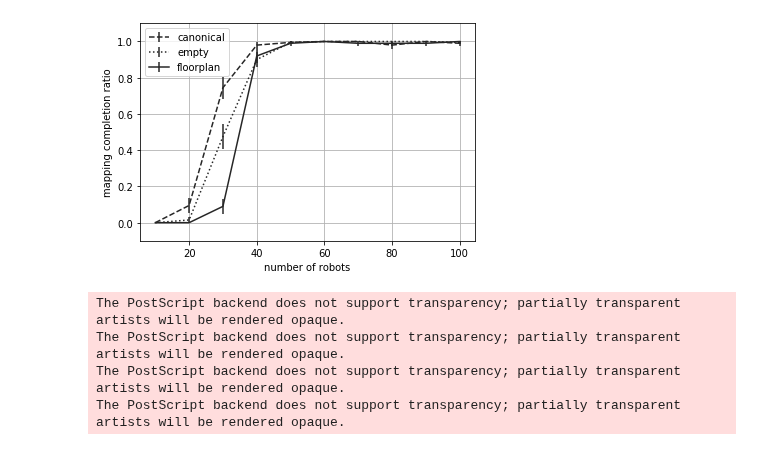
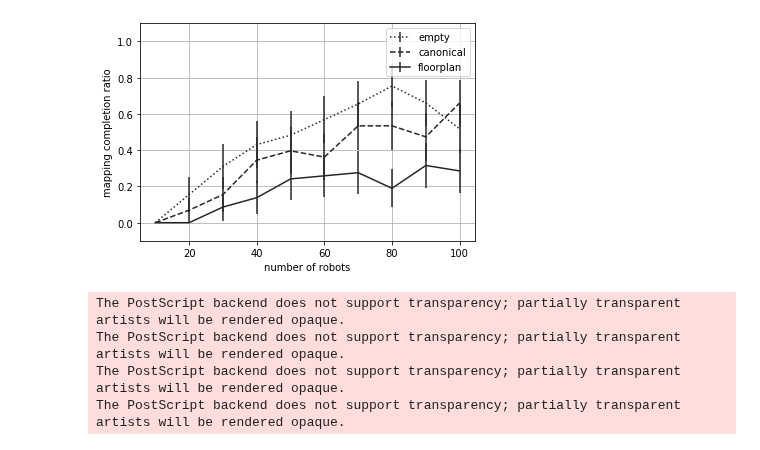
Before and after one commit to openwsn-berkeley/Atlas, a Jupyter notebook: DrawResults.ipynb, the cells around one changed output. Drawn from its saved outputs; the diff is of its cells as text; code cells hidden in the pictures.

Commit message:
#54. plotting

```diff
--- a/DrawResults.ipynb
+++ b/DrawResults.ipynb
@@ -9,11 +9,14 @@ import matplotlib
 import matplotlib.pyplot as plt
 import json
 import AtlasScenarios
+import glob
 %matplotlib inline
 
-pp      =  pprint.PrettyPrinter(compact=True)
+pp       =  pprint.PrettyPrinter(compact=True)
 
-LOGFILE = 'AtlasLog_200429014639.json'
+LOGFILES = glob.glob('AtlasLog_*.json')
+
+print(LOGFILES)
 
 #=== line colors and styles
 
@@ -53,9 +58,10 @@ def mean_confidence_interval(data, confidence=0.95):
 #=== gather data
 
 log = []
-with open(LOGFILE,'r') as f:
-    for line in f:
-        log += [json.loads(line)]
+for logfile in LOGFILES:
+    with open(logfile,'r') as f:
+        for line in f:
+            log += [json.loads(line)]
 
 print(len(log))
 # %% [output]
@@ -157,35 +163,35 @@ for run in log:
     if scenarioName not in data:
         data[scenarioName]             = {}
     if numRobots not in data[scenarioName]:
         data[scenarioName][numRobots]  = []
     if mappingoutcome=='success':
         data[scenarioName][numRobots] += [1]
     else:
         data[scenarioName][numRobots] += [0]
 
 #=== create plot
 
 (fig,ax) = plt.subplots()
 lines    = {}
 for scenario in data.keys():
     x    = []
     y    = []
     yerr = []
     for (k,v) in data[scenario].items():
         x    += [k]
         (m,h) = mean_confidence_interval(v)
         y    += [m]
         yerr += [h]
     lines[scenario] = ax.errorbar(x, y, yerr=yerr,linestyle=linestyles[scenario],color=linecolors[scenario],label=scenario)
 ax.grid(True, zorder=5)
 plt.xlabel('number of robots')
 plt.ylim(-0.1,1.1)
 plt.ylabel('mapping completion ratio')
-plt.legend(handles=[lines['canonical'],lines['empty'],lines['floorplan']])
+plt.legend(handles=[lines['empty'],lines['canonical'],lines['floorplan']])
 plt.show()
 fig.savefig(os.path.join('plots','completion_ratio.eps'),bbox_inches='tight')
 # %% [output]
-[figure, old version]
+[figure, new version]
 The PostScript backend does not support transparency; partially transparent artists will be rendered opaque.
 The PostScript backend does not support transparency; partially transparent artists will be rendered opaque.
 The PostScript backend does not support transparency; partially transparent artists will be rendered opaque.
```
Also changed, not shown: parts of 5 cells of this notebook.
